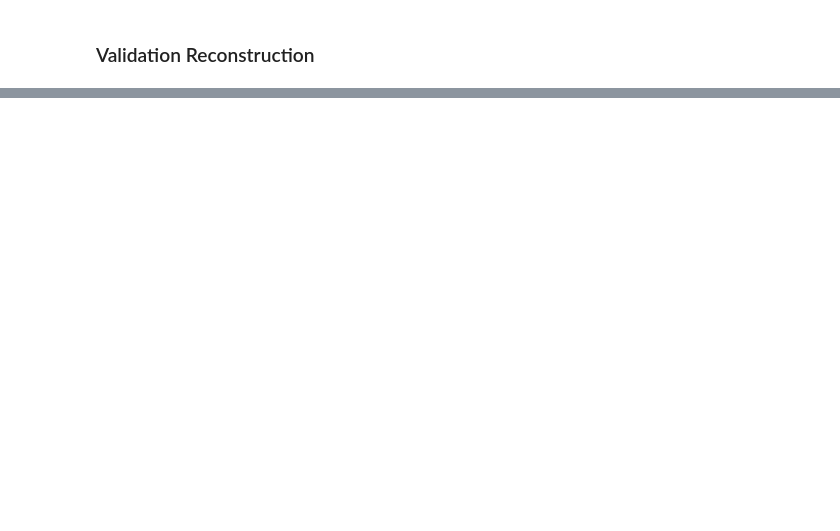
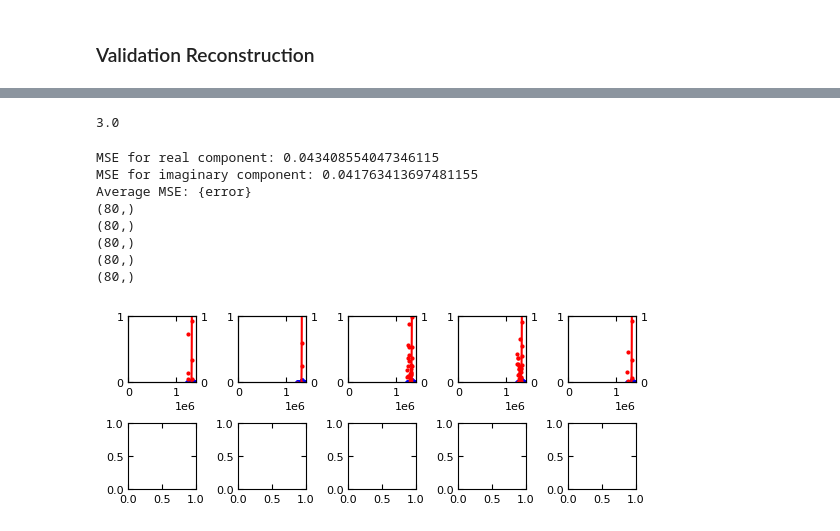
Before and after one commit to m3-learning/m3_learning_old, a Jupyter notebook: m3_learning/papers/2023_Rapid_Fitting/3_Pytorch_SHO_Fitter.ipynb, the cells around one changed output, grey strips where cells are left out. Cells and saved outputs as stored; diff of their text form; code cells hidden in the pictures; blank space fills up the shorter version.

```diff
--- a/m3_learning/papers/2023_Rapid_Fitting/3_Pytorch_SHO_Fitter.ipynb
+++ b/m3_learning/papers/2023_Rapid_Fitting/3_Pytorch_SHO_Fitter.ipynb
@@ -171,0 +179,14 @@ dataset.lsqf_viz.raw_data(original, predicted, predict_label='Neural Network')
+# %%
+import matplotlib.pyplot as plt
+# setting default plotting params
+plt.rcParams['image.cmap'] = 'magma'
+plt.rcParams['axes.labelsize'] = 10
+plt.rcParams['xtick.labelsize'] = 8
+plt.rcParams['ytick.labelsize'] = 8
+plt.rcParams['figure.titlesize'] = 10
+plt.rcParams['xtick.direction'] = 'in'
+plt.rcParams['ytick.direction'] = 'in'
+plt.rcParams['xtick.top'] = True
+plt.rcParams['ytick.right'] = True
+plt.rcParams['figure.constrained_layout.use'] = True
+plt.rcParams['lines.markersize'] = 2
@@ -171,0 +334,16 @@ dataset.lsqf_viz.raw_data(original, predicted, predict_label='Neural Network')
+# %%
+np.nanmin([np.nan, 3])
+# %% [output]
+3.0
+# %%
+best_and_worst(self, data_test, dataset.nn_validation)
+# %% [output]
+MSE for real component: 0.043408554047346115
+MSE for imaginary component: 0.041763413697481155
+Average MSE: {error}
+(80,)
+(80,)
+(80,)
+(80,)
+(80,)
+[figure, added]
```
Also changed, not shown: parts of 9 cells of this notebook, 3 other files.
